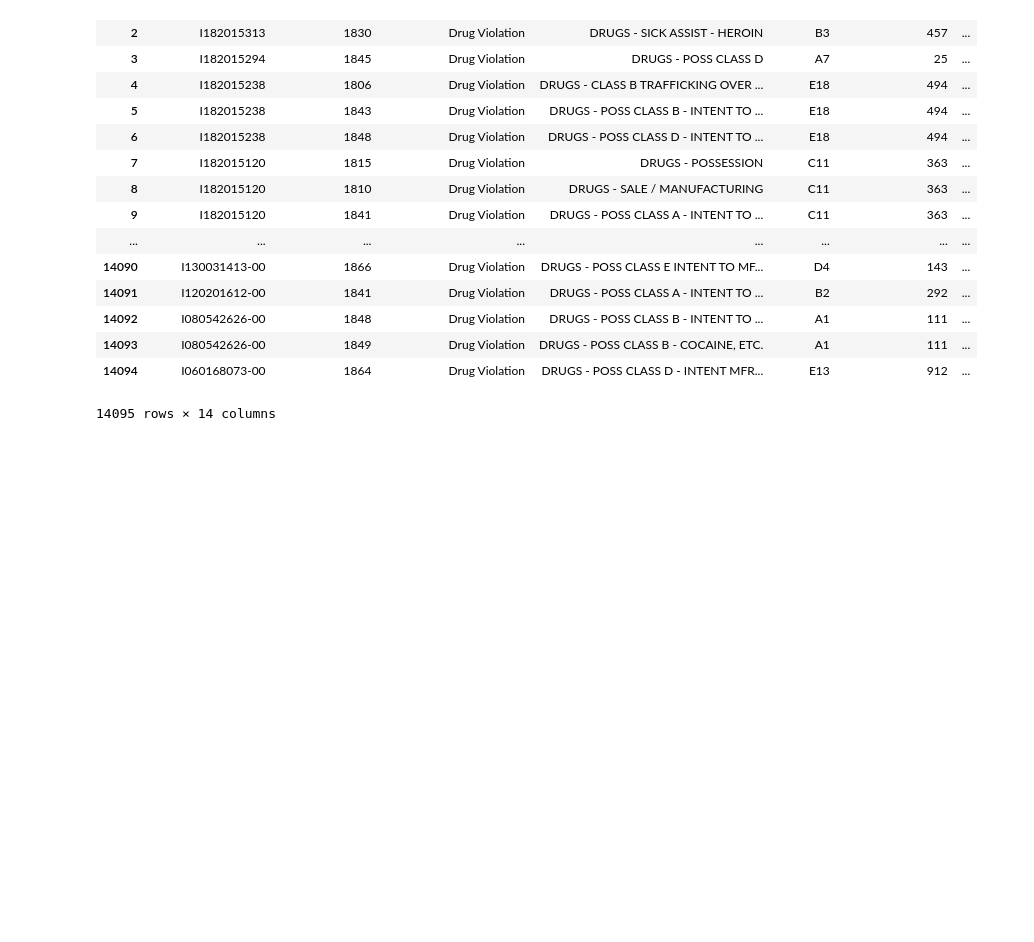
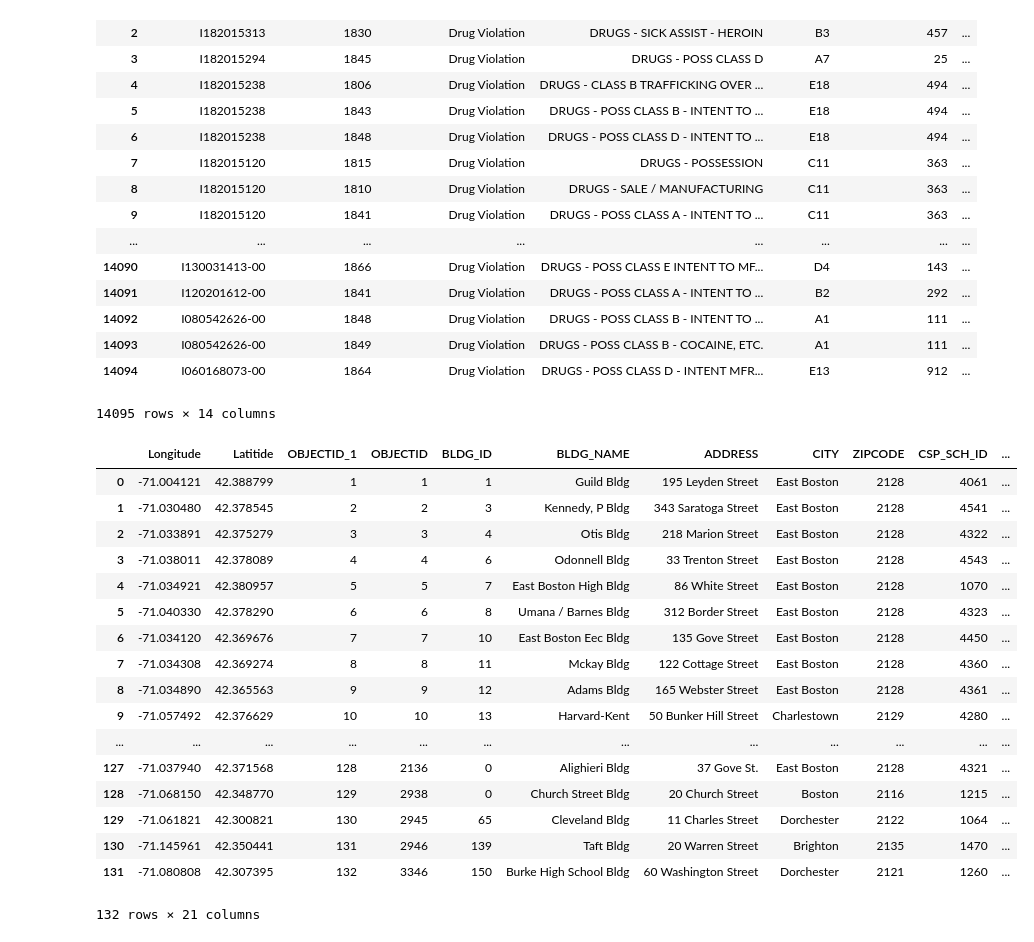
Before and after one commit to apollotong/Drug-Arest-Analysis, a Jupyter notebook: MassDrugArrestAnalysis.ipynb, the cells around one changed output. Cells and saved outputs as stored; diff of their text form; code cells hidden in the pictures; blank space fills up the shorter version.

```diff
--- a/MassDrugArrestAnalysis.ipynb
+++ b/MassDrugArrestAnalysis.ipynb
@@ -30,3 +23,25 @@ drug_crime_file.drop(["SHOOTING", "Lat", "Long"], axis=1)
 | 14093 | I080542626-00 | 1849 | Drug Violation | DRUGS - POSS CLASS B - COCAINE, ETC. | A1 | 111 | ... |
 | 14094 | I060168073-00 | 1864 | Drug Violation | DRUGS - POSS CLASS D - INTENT MFR... | E13 | 912 | ... |
 14095 rows × 14 columns
+# %%
+school_file = pd.read_csv("Public_Schools.csv").rename(index=str, columns={"X":"Longitude", "Y":"Latitide"})
+school_file
+# %% [output]
+|  | Longitude | Latitide | OBJECTID_1 | OBJECTID | BLDG_ID | BLDG_NAME | ADDRESS | CITY | ZIPCODE | CSP_SCH_ID | ... |
+| 0 | -71.004121 | 42.388799 | 1 | 1 | 1 | Guild Bldg | 195 Leyden Street | East Boston | 2128 | 4061 | ... |
+| 1 | -71.030480 | 42.378545 | 2 | 2 | 3 | Kennedy, P Bldg | 343 Saratoga Street | East Boston | 2128 | 4541 | ... |
+| 2 | -71.033891 | 42.375279 | 3 | 3 | 4 | Otis Bldg | 218 Marion Street | East Boston | 2128 | 4322 | ... |
+| 3 | -71.038011 | 42.378089 | 4 | 4 | 6 | Odonnell Bldg | 33 Trenton Street | East Boston | 2128 | 4543 | ... |
+| 4 | -71.034921 | 42.380957 | 5 | 5 | 7 | East Boston High Bldg | 86 White Street | East Boston | 2128 | 1070 | ... |
+| 5 | -71.040330 | 42.378290 | 6 | 6 | 8 | Umana / Barnes Bldg | 312 Border Street | East Boston | 2128 | 4323 | ... |
+| 6 | -71.034120 | 42.369676 | 7 | 7 | 10 | East Boston Eec Bldg | 135 Gove Street | East Boston | 2128 | 4450 | ... |
+| 7 | -71.034308 | 42.369274 | 8 | 8 | 11 | Mckay Bldg | 122 Cottage Street | East Boston | 2128 | 4360 | ... |
+| 8 | -71.034890 | 42.365563 | 9 | 9 | 12 | Adams Bldg | 165 Webster Street | East Boston | 2128 | 4361 | ... |
+| 9 | -71.057492 | 42.376629 | 10 | 10 | 13 | Harvard-Kent | 50 Bunker Hill Street | Charlestown | 2129 | 4280 | ... |
+| ... | ... | ... | ... | ... | ... | ... | ... | ... | ... | ... | ... |
+| 127 | -71.037940 | 42.371568 | 128 | 2136 | 0 | Alighieri Bldg | 37 Gove St. | East Boston | 2128 | 4321 | ... |
+| 128 | -71.068150 | 42.348770 | 129 | 2938 | 0 | Church Street Bldg | 20 Church Street | Boston | 2116 | 1215 | ... |
+| 129 | -71.061821 | 42.300821 | 130 | 2945 | 65 | Cleveland Bldg | 11 Charles Street | Dorchester | 2122 | 1064 | ... |
+| 130 | -71.145961 | 42.350441 | 131 | 2946 | 139 | Taft Bldg | 20 Warren Street | Brighton | 2135 | 1470 | ... |
+| 131 | -71.080808 | 42.307395 | 132 | 3346 | 150 | Burke High School Bldg | 60 Washington Street | Dorchester | 2121 | 1260 | ... |
+132 rows × 21 columns
```
Also changed, not shown: parts of 14 cells of this notebook, 48 other files.
